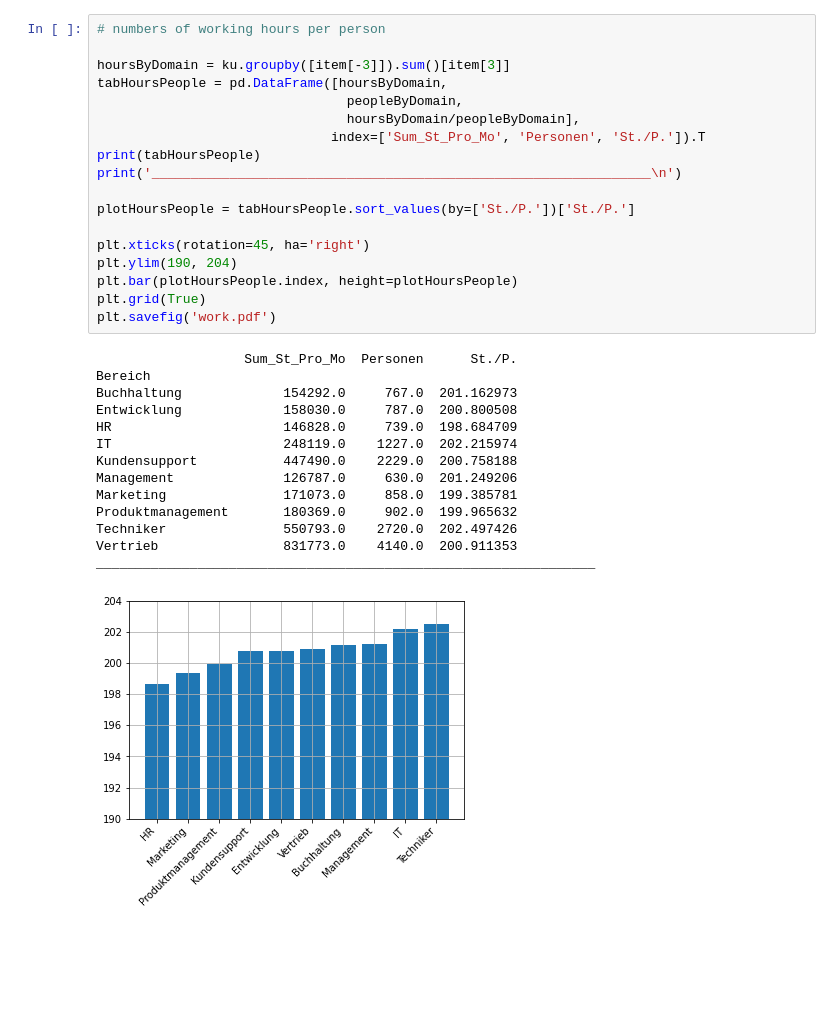
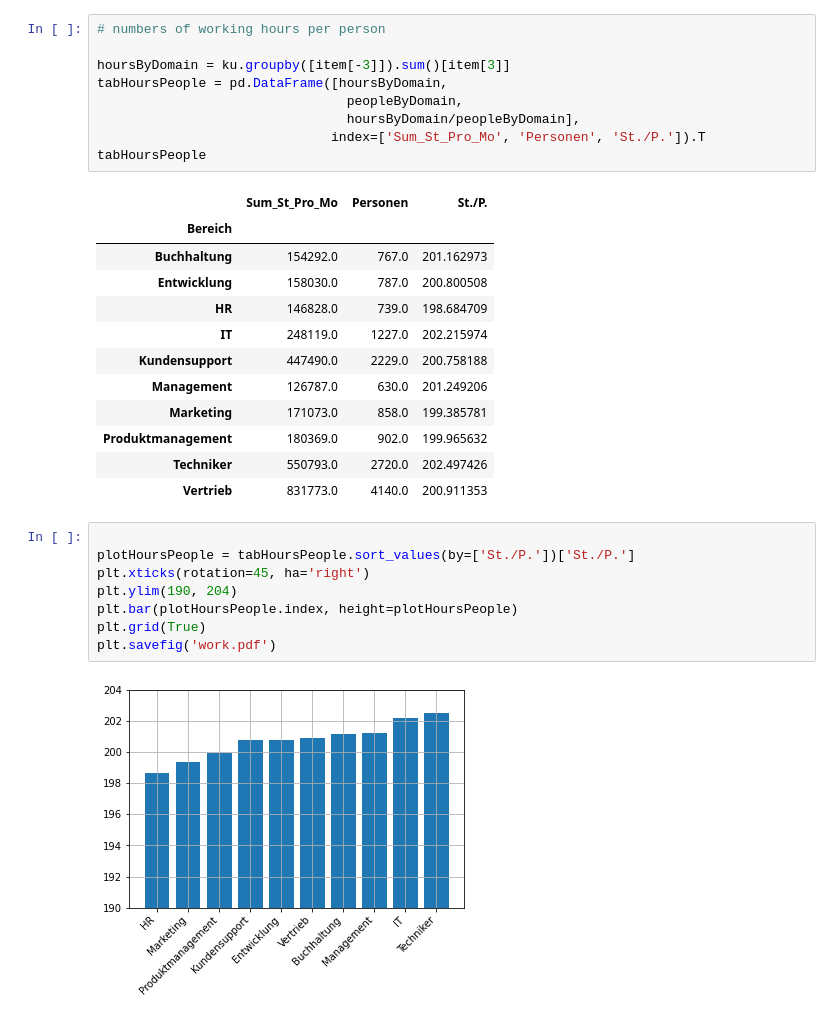
Before and after one commit to aurelienfouque/DBChallenge, a Jupyter notebook: challenge.ipynb, the cells around one changed output. Saved outputs shown, nothing was run; the diff lists cells and outputs as text; blank space fills up the shorter version.

```diff
--- a/challenge.ipynb
+++ b/challenge.ipynb
@@ -161,33 +144,32 @@ ________________________________________________________________
+# %%
+# numbers of working hours per person
+
+hoursByDomain = ku.groupby([item[-3]]).sum()[item[3]]
+tabHoursPeople = pd.DataFrame([hoursByDomain,
+                                peopleByDomain,
+                                hoursByDomain/peopleByDomain],
+                              index=['Sum_St_Pro_Mo', 'Personen', 'St./P.']).T
+tabHoursPeople
+# %% [output]
+|  | Sum_St_Pro_Mo | Personen | St./P. |
+| Bereich |  |  |  |
+| Buchhaltung | 154292.0 | 767.0 | 201.162973 |
+| Entwicklung | 158030.0 | 787.0 | 200.800508 |
+| HR | 146828.0 | 739.0 | 198.684709 |
+| IT | 248119.0 | 1227.0 | 202.215974 |
+| Kundensupport | 447490.0 | 2229.0 | 200.758188 |
+| Management | 126787.0 | 630.0 | 201.249206 |
+| Marketing | 171073.0 | 858.0 | 199.385781 |
+| Produktmanagement | 180369.0 | 902.0 | 199.965632 |
+| Techniker | 550793.0 | 2720.0 | 202.497426 |
+| Vertrieb | 831773.0 | 4140.0 | 200.911353 |
 # %%
-# numbers of working hours per person
-
-hoursByDomain = ku.groupby([item[-3]]).sum()[item[3]]
-tabHoursPeople = pd.DataFrame([hoursByDomain,
-                                peopleByDomain,
-                                hoursByDomain/peopleByDomain],
-                              index=['Sum_St_Pro_Mo', 'Personen', 'St./P.']).T
-print(tabHoursPeople)
-print('________________________________________________________________\n')
 
 plotHoursPeople = tabHoursPeople.sort_values(by=['St./P.'])['St./P.']
-
 plt.xticks(rotation=45, ha='right')
 plt.ylim(190, 204)
 plt.bar(plotHoursPeople.index, height=plotHoursPeople)
 plt.grid(True)
 plt.savefig('work.pdf')
 # %% [output]
-                   Sum_St_Pro_Mo  Personen      St./P.
-Bereich
-Buchhaltung             154292.0     767.0  201.162973
-Entwicklung             158030.0     787.0  200.800508
-HR                      146828.0     739.0  198.684709
-IT                      248119.0    1227.0  202.215974
-Kundensupport           447490.0    2229.0  200.758188
-Management              126787.0     630.0  201.249206
-Marketing               171073.0     858.0  199.385781
-Produktmanagement       180369.0     902.0  199.965632
-Techniker               550793.0    2720.0  202.497426
-Vertrieb                831773.0    4140.0  200.911353
-________________________________________________________________
 [figure]
```
Also changed, not shown: parts of 14 cells of this notebook, 4 other files.
